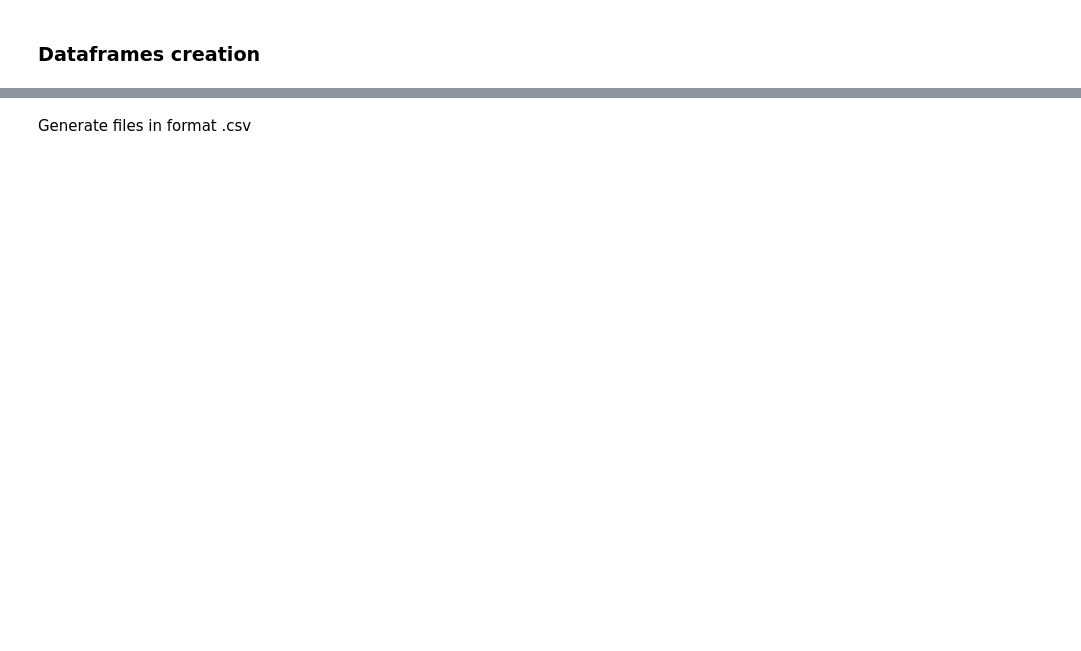
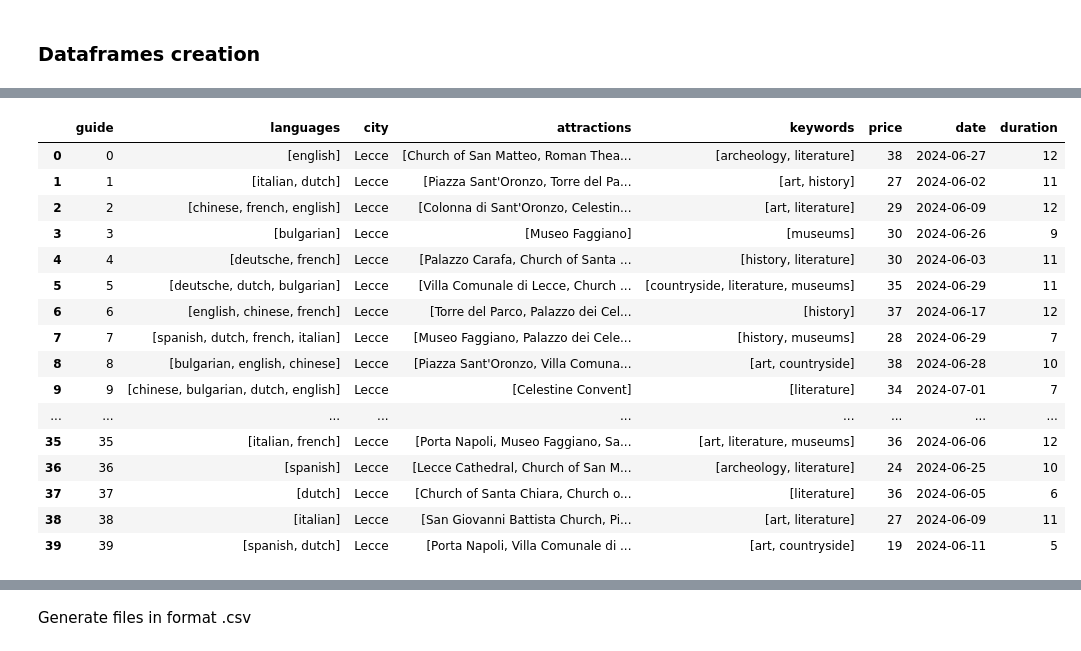
Before and after one commit to LorenzoAicardi/AsTourX, a Jupyter notebook: recommendersystem/Datageneration.ipynb, the cells around one changed output, grey strips where cells are left out. Saved outputs shown, nothing was run; the diff lists cells and outputs as text; code cells hidden in the pictures; blank space fills up the shorter version.

```diff
--- a/recommendersystem/Datageneration.ipynb
+++ b/recommendersystem/Datageneration.ipynb
@@ -397,3 +389,24 @@ guides_rating_df.rename(columns={guides_rating_df.columns[0]: 'tourist_id',guide
+# %%
+tours_df = pd.DataFrame(tours)
+tours_df
+# %% [output]
+|  | guide | languages | city | attractions | keywords | price | date | duration |
+| 0 | 0 | [english] | Lecce | [Church of San Matteo, Roman Thea... | [archeology, literature] | 38 | 2024-06-27 | 12 |
+| 1 | 1 | [italian, dutch] | Lecce | [Piazza Sant'Oronzo, Torre del Pa... | [art, history] | 27 | 2024-06-02 | 11 |
+| 2 | 2 | [chinese, french, english] | Lecce | [Colonna di Sant'Oronzo, Celestin... | [art, literature] | 29 | 2024-06-09 | 12 |
+| 3 | 3 | [bulgarian] | Lecce | [Museo Faggiano] | [museums] | 30 | 2024-06-26 | 9 |
+| 4 | 4 | [deutsche, french] | Lecce | [Palazzo Carafa, Church of Santa ... | [history, literature] | 30 | 2024-06-03 | 11 |
+| 5 | 5 | [deutsche, dutch, bulgarian] | Lecce | [Villa Comunale di Lecce, Church ... | [countryside, literature, museums] | 35 | 2024-06-29 | 11 |
+| 6 | 6 | [english, chinese, french] | Lecce | [Torre del Parco, Palazzo dei Cel... | [history] | 37 | 2024-06-17 | 12 |
+| 7 | 7 | [spanish, dutch, french, italian] | Lecce | [Museo Faggiano, Palazzo dei Cele... | [history, museums] | 28 | 2024-06-29 | 7 |
+| 8 | 8 | [bulgarian, english, chinese] | Lecce | [Piazza Sant'Oronzo, Villa Comuna... | [art, countryside] | 38 | 2024-06-28 | 10 |
+| 9 | 9 | [chinese, bulgarian, dutch, english] | Lecce | [Celestine Convent] | [literature] | 34 | 2024-07-01 | 7 |
+| ... | ... | ... | ... | ... | ... | ... | ... | ... |
+| 35 | 35 | [italian, french] | Lecce | [Porta Napoli, Museo Faggiano, Sa... | [art, literature, museums] | 36 | 2024-06-06 | 12 |
+| 36 | 36 | [spanish] | Lecce | [Lecce Cathedral, Church of San M... | [archeology, literature] | 24 | 2024-06-25 | 10 |
+| 37 | 37 | [dutch] | Lecce | [Church of Santa Chiara, Church o... | [literature] | 36 | 2024-06-05 | 6 |
+| 38 | 38 | [italian] | Lecce | [San Giovanni Battista Church, Pi... | [art, literature] | 27 | 2024-06-09 | 11 |
+| 39 | 39 | [spanish, dutch] | Lecce | [Porta Napoli, Villa Comunale di ... | [art, countryside] | 19 | 2024-06-11 | 5 |
 # %%
 tours_rating_df = pd.DataFrame(tours_ratings)
 tours_rating_df.rename(columns={tours_rating_df.columns[0]: 'tourist_id',tours_rating_df.columns[1]: 'tour_id',guides_rating_df.columns[2]: 'rating'}, inplace=False)
```
Also changed, not shown: parts of 15 cells of this notebook, 7 other files.
